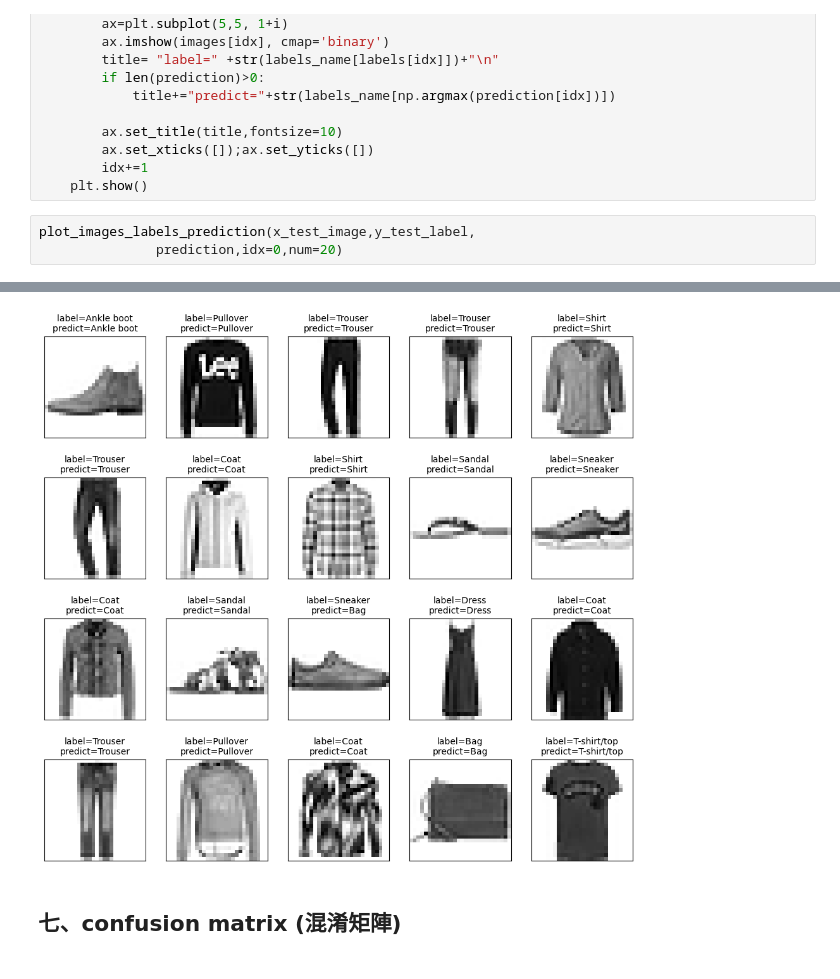
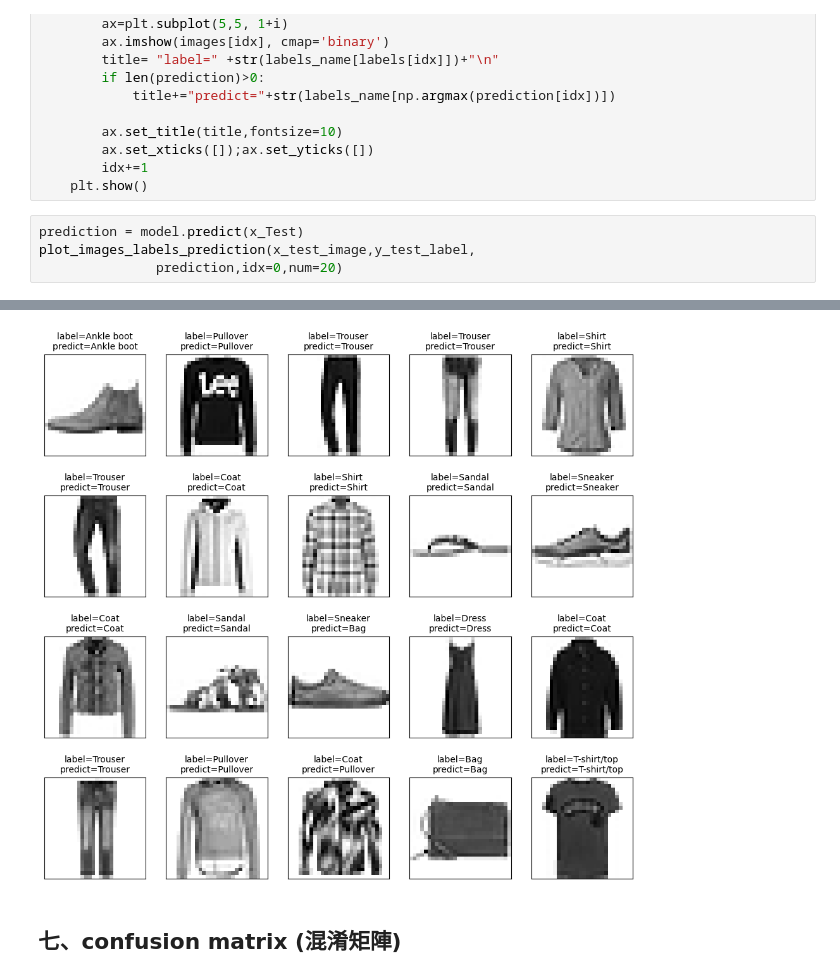
Before and after one commit to 3B032013/2025_DL_hws, a Jupyter notebook: hw3.ipynb, the cells around one changed output, grey strips where cells are left out. Cells and saved outputs as stored; diff of their text form.

```diff
--- a/hw3.ipynb
+++ b/hw3.ipynb
@@ -193,6 +193,7 @@ def plot_images_labels_prediction(images,labels,prediction,idx,num=10):
         idx+=1
     plt.show()
 # %%
+prediction = model.predict(x_Test)
 plot_images_labels_prediction(x_test_image,y_test_label,
                prediction,idx=0,num=20)
 # %% [output]
@@ -199,4 +201,4 @@ plot_images_labels_prediction(x_test_image,y_test_label,
-[figure, old version]
+[figure, new version]
 # %% [markdown]
 ## 七、confusion matrix (混淆矩陣)
 # %% [markdown]
```
Also changed, not shown: parts of 8 cells of this notebook.
